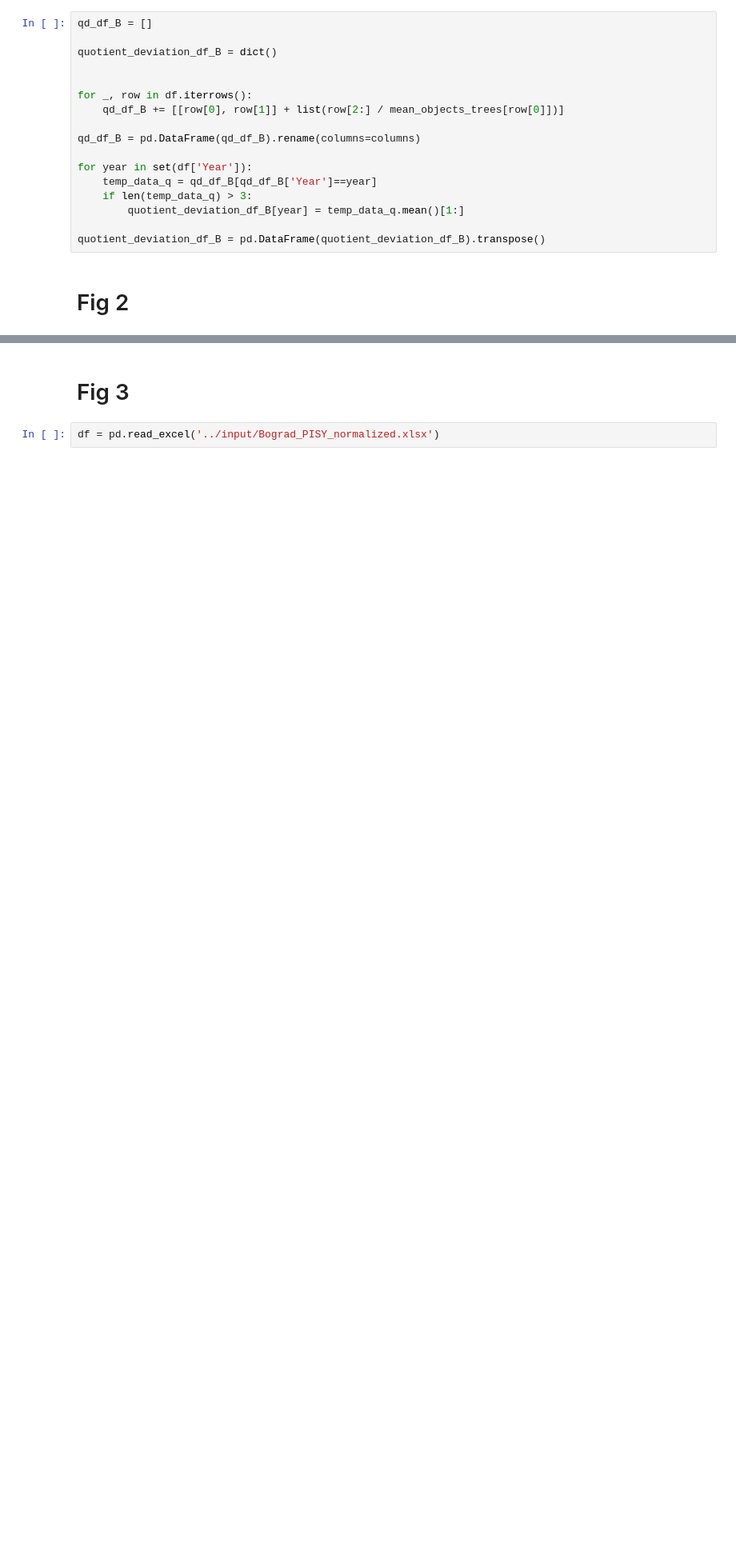
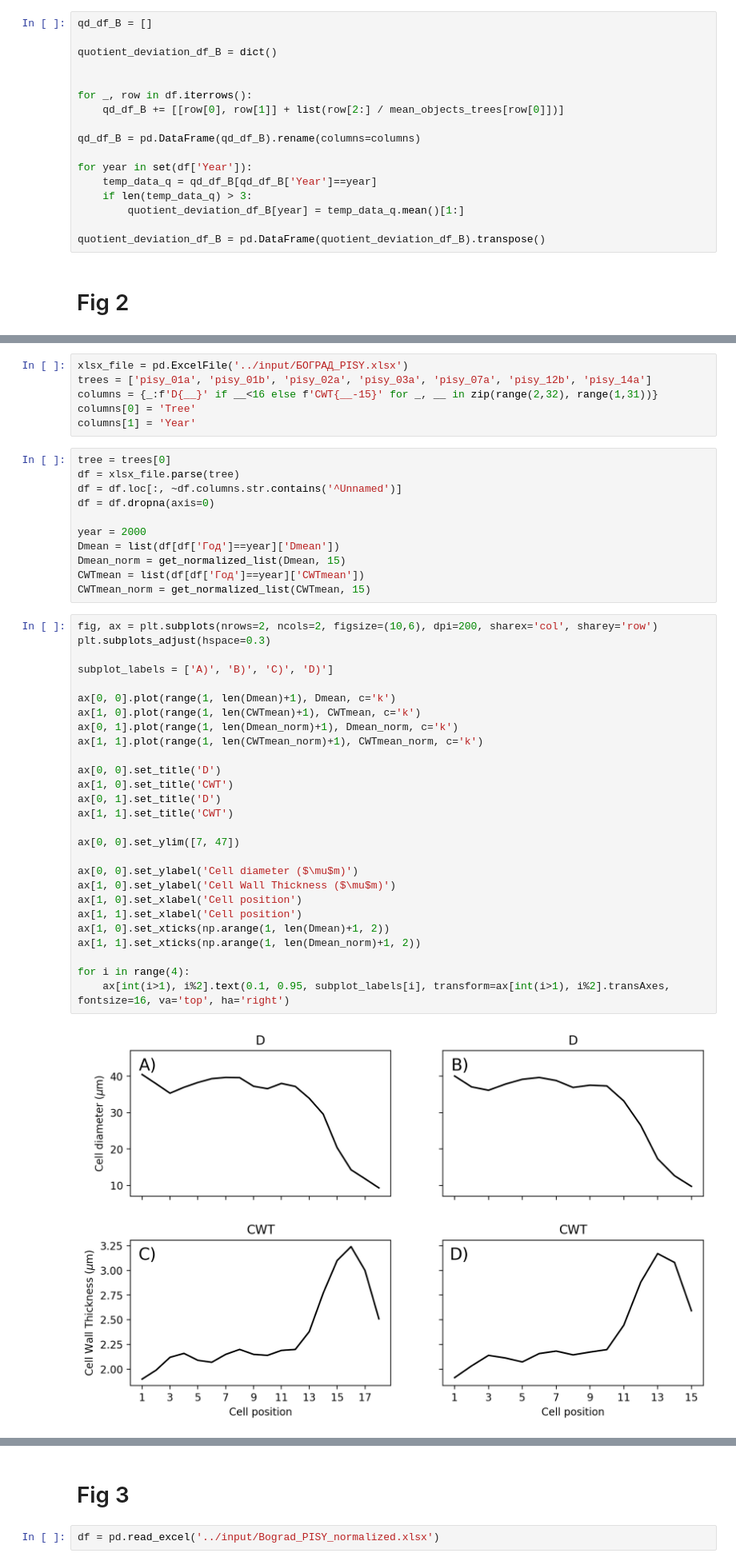
Before and after one commit to mikewellmeansme/TracheidClustering, a Jupyter notebook: notebooks/methods_visualization.ipynb, the cells around one changed output, grey strips where cells are left out. Shown at 80% size. Saved outputs shown, nothing was run; the diff lists cells and outputs as text; blank space fills up the shorter version.

```diff
--- a/notebooks/methods_visualization.ipynb
+++ b/notebooks/methods_visualization.ipynb
@@ -93,0 +97,46 @@ quotient_deviation_df_B = pd.DataFrame(quotient_deviation_df_B).transpose()
+# %%
+xlsx_file = pd.ExcelFile('../input/БОГРАД_PISY.xlsx')
+trees = ['pisy_01a', 'pisy_01b', 'pisy_02a', 'pisy_03a', 'pisy_07a', 'pisy_12b', 'pisy_14a']
+columns = {_:f'D{__}' if __<16 else f'CWT{__-15}' for _, __ in zip(range(2,32), range(1,31))}
+columns[0] = 'Tree'
+columns[1] = 'Year'
+# %%
+tree = trees[0]
+df = xlsx_file.parse(tree)
+df = df.loc[:, ~df.columns.str.contains('^Unnamed')]
+df = df.dropna(axis=0)
+
+year = 2000
+Dmean = list(df[df['Год']==year]['Dmean'])
+Dmean_norm = get_normalized_list(Dmean, 15)
+CWTmean = list(df[df['Год']==year]['CWTmean'])
+CWTmean_norm = get_normalized_list(CWTmean, 15)
+# %%
+fig, ax = plt.subplots(nrows=2, ncols=2, figsize=(10,6), dpi=200, sharex='col', sharey='row')
+plt.subplots_adjust(hspace=0.3)
+
+subplot_labels = ['A)', 'B)', 'C)', 'D)']
+
+ax[0, 0].plot(range(1, len(Dmean)+1), Dmean, c='k')
+ax[1, 0].plot(range(1, len(CWTmean)+1), CWTmean, c='k')
+ax[0, 1].plot(range(1, len(Dmean_norm)+1), Dmean_norm, c='k')
+ax[1, 1].plot(range(1, len(CWTmean_norm)+1), CWTmean_norm, c='k')
+
+ax[0, 0].set_title('D')
+ax[1, 0].set_title('CWT')
+ax[0, 1].set_title('D')
+ax[1, 1].set_title('CWT')
+
+ax[0, 0].set_ylim([7, 47])
+
+ax[0, 0].set_ylabel('Cell diameter ($\mu$m)')
+ax[1, 0].set_ylabel('Cell Wall Thickness ($\mu$m)')
+ax[1, 0].set_xlabel('Cell position')
+ax[1, 1].set_xlabel('Cell position')
+ax[1, 0].set_xticks(np.arange(1, len(Dmean)+1, 2))
+ax[1, 1].set_xticks(np.arange(1, len(Dmean_norm)+1, 2))
+
+for i in range(4):
+    ax[int(i>1), i%2].text(0.1, 0.95, subplot_labels[i], transform=ax[int(i>1), i%2].transAxes, fontsize=16, va='top', ha='right')
+# %% [output]
+[figure, added]
```
Also changed, not shown: parts of 5 cells of this notebook, 2 other files.
